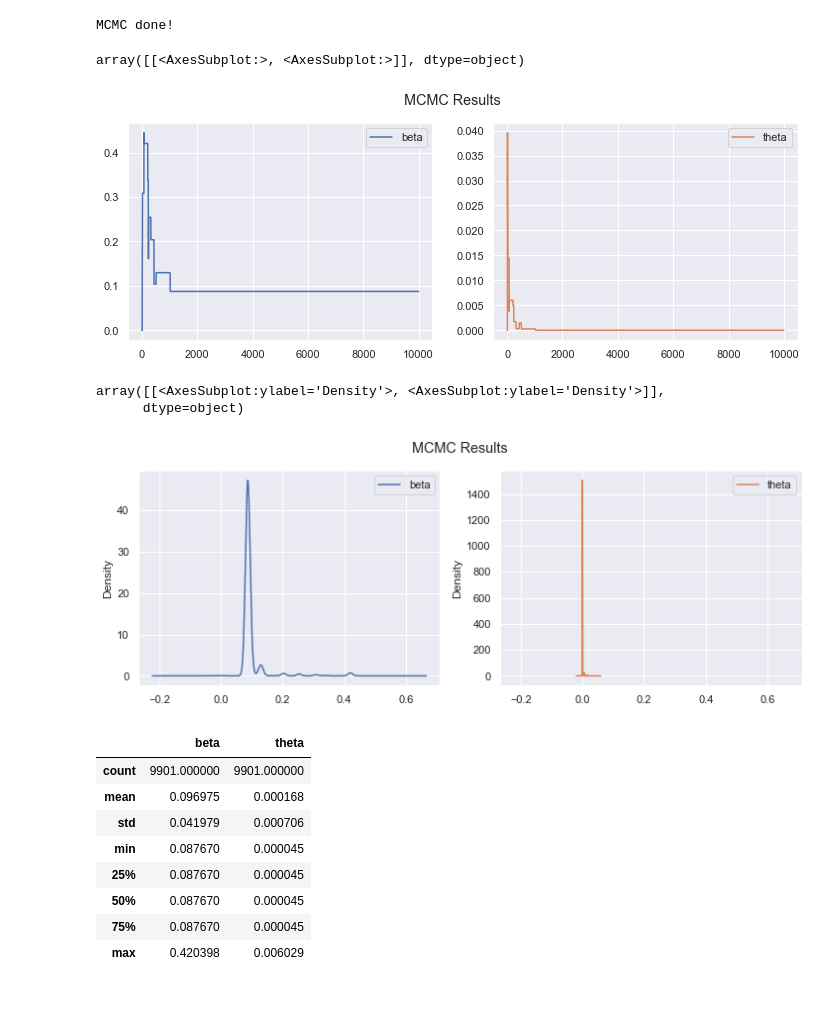
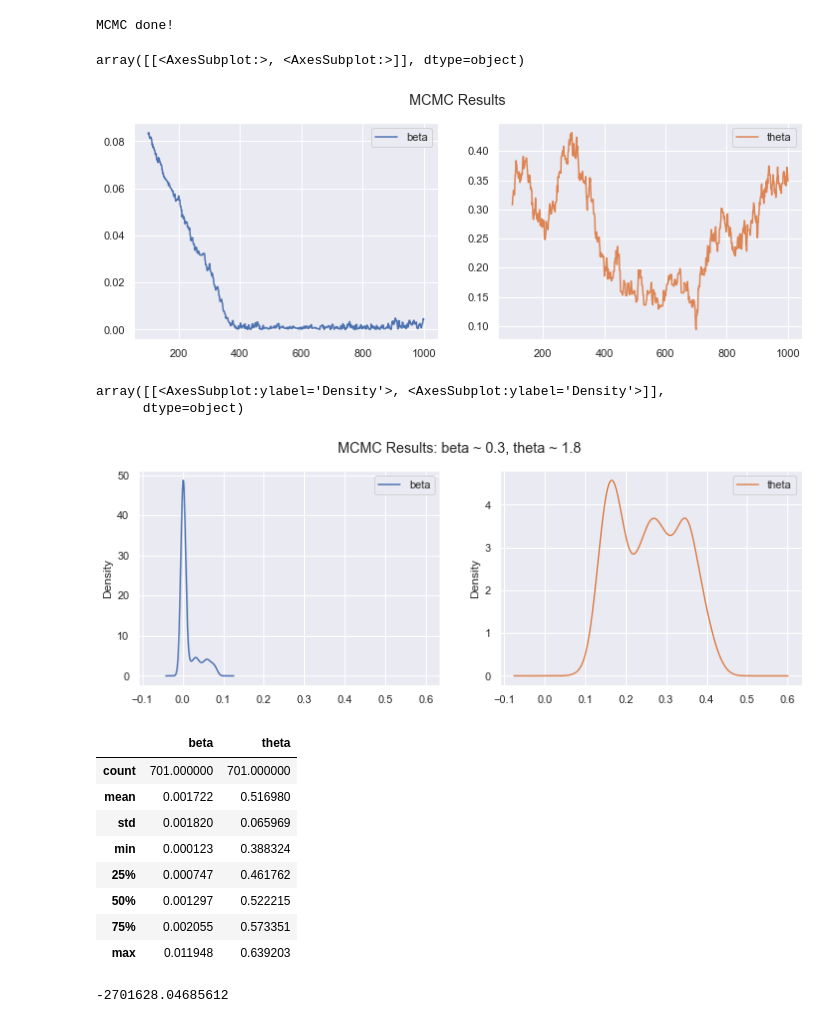
Before and after one commit to A-Morariu/MCMC, a Jupyter notebook: Stochastic epidemic models/Individual Level Epidemic Models.ipynb, the cells around one changed output. Cells and saved outputs as stored; diff of their text form; code cells hidden in the pictures.

Commit message:
update to WAIFW matrix

```diff
--- a/Stochastic epidemic models/Individual Level Epidemic Models.ipynb
+++ b/Stochastic epidemic models/Individual Level Epidemic Models.ipynb
@@ -44,3 +44,7 @@ measles.head()
 | 2 | 3 | 172.0 | 1861-11-28 | 1861-12-02 | 2000-01-01 | 4 | f | 41 | ... |
 | 3 | 4 | 180.0 | 1861-11-27 | 1861-11-28 | 2000-01-01 | 13 | m | 61 | ... |
 | 4 | 5 | 45.0 | 1861-11-22 | 1861-11-27 | 2000-01-01 | 8 | f | 42 | ... |
+# %%
+# order data so initial infective is first row
+measles = measles.sort_values('date_of_prodrome')
+measles.head(10)
@@ -66,17 +82,19 @@ pairwise_infections = np.fmin(np.array(measles.date_of_prodrome)[
 
 # compute min(R_j, I_k)
 pairwise_infection_removal = np.fmin(np.array(measles.date_of_prodrome)[
-                                      :, None], np.array(measles.date_of_death)[None, :])
+    :, None], np.array(measles.date_of_death)[None, :])
 
 # compute infectious overlap period
-pairwise_infectious_overlap = (pairwise_infection_removal - pairwise_infections) / np.timedelta64(1, "D")
-# compute the WAIFW matrix
-WAIFW = np.float64(pairwise_infectious_overlap > 1)
+pairwise_infectious_overlap = (
+    pairwise_infection_removal - pairwise_infections) / np.timedelta64(1, "D")
+# compute the WAIFW matrix <----- FIX THIS!!!
+WAIFW = np.float64((np.array(measles.date_of_prodrome)[:, None] >= np.array(measles.date_of_prodrome)[
+                   None, :]) & (np.array(measles.date_of_prodrome)[None, :] <= np.array(measles.date_of_removal)[:, None]))
 # %% [markdown]
 ## MCMC Algorithm
 # %%
 # try to back out the overall event rate in the population: i.e. run MCMC for an exponential distribution
-def ILMepidemic_MCMC(data, init, iters=10001):
+def ILMepidemic_MCMC(data, init, iters=1001):
 
     def metropolisHastings(init, logLik, rprop, dprior, iters=iters):
         # initialize matrix to store results
@@ -120,20 +138,25 @@ def ILMepidemic_MCMC(data, init, iters=10001):
 
     # parameters are [beta, theta]
     def proposal_denisty(parameters):
-        return stats.norm(parameters, 0.1).rvs()
+        return stats.norm(parameters, [0.001,0.01]).rvs()
 
     def prior_density(parameters):
         # np.sum(stats.gamma.logpdf(parameters, 3, loc=0, scale=1))
-        return np.sum(stats.expon.logpdf(x=parameters[0], scale=0.1) + stats.expon.logpdf(x=parameters[1], scale=10))
+        return stats.expon.logpdf(x=parameters[0], scale=10) + stats.expon.logpdf(x=parameters[1], scale=10001)
 
     def logLik(parameters):
-        part1 = (parameters[0] * WAIFW *
-                 np.exp(- parameters[1] * pairwise_distances))
-        part1 = np.sum(np.log(part1, where=(part1 != 0)))
+        ## attempt 1
+        #part1 = (parameters[0] * WAIFW *np.exp(- parameters[1] * pairwise_distances))
+        #part1 = np.susm(np.log(part1, where=(part1 > 0))) <--- caused by first infected, reorder data and drop first row
 
+        ## attempt 2
+        part1 = np.log(np.sum((parameters[0] * WAIFW[1:,:] * np.exp(- parameters[1] * pairwise_distances[1:,:]))))
         part2 = np.sum(parameters[0] * np.exp(- parameters[1]
                        * pairwise_distances) * pairwise_infectious_overlap)
         return part1 - part2
+
+    def identify_initial_infected():
+        return data.date_of_prodrome.argmin()
 
     ####################################################################################
     return metropolisHastings(init=init,
@@ -146,17 +169,17 @@ MCMC_results = ILMepidemic_MCMC(data=measles, init=[0.1, 0.1])
 # %% [output]
 MCMC done!
 # %%
-pd.DataFrame(MCMC_results, columns=['beta', 'theta']).loc[:,:].plot(
+pd.DataFrame(MCMC_results, columns=['beta', 'theta']).loc[100:,:].plot(
     title='MCMC Results',
     figsize=(12, 4),
     subplots=True,
     layout=(1, 2))
 # %% [output]
 array([[<AxesSubplot:>, <AxesSubplot:>]], dtype=object)
-[figure, old version]
+[figure, new version]
 # %%
-pd.DataFrame(MCMC_results, columns=['beta', 'theta']).plot(
-    title='MCMC Results',
+pd.DataFrame(MCMC_results, columns=['beta', 'theta']).loc[100:,:].plot(
+    title='MCMC Results: beta ~ 0.3, theta ~ 1.8',
     kind = 'kde',
     figsize=(12, 4),
     subplots=True,
@@ -164,16 +187,21 @@ pd.DataFrame(MCMC_results, columns=['beta', 'theta']).plot(
 # %% [output]
 array([[<AxesSubplot:ylabel='Density'>, <AxesSubplot:ylabel='Density'>]],
       dtype=object)
-[figure, old version]
+[figure, new version]
 # %%
-pd.DataFrame(MCMC_results, columns=['beta', 'theta']).loc[100:,:].describe()
+pd.DataFrame(MCMC_results, columns=['beta', 'theta']).loc[300:,:].describe()
 # %% [output]
 |  | beta | theta |
-| count | 9901.000000 | 9901.000000 |
-| mean | 0.096975 | 0.000168 |
-| std | 0.041979 | 0.000706 |
-| min | 0.087670 | 0.000045 |
-| 25% | 0.087670 | 0.000045 |
-| 50% | 0.087670 | 0.000045 |
-| 75% | 0.087670 | 0.000045 |
-| max | 0.420398 | 0.006029 |
+| count | 701.000000 | 701.000000 |
+| mean | 0.001722 | 0.516980 |
+| std | 0.001820 | 0.065969 |
+| min | 0.000123 | 0.388324 |
+| 25% | 0.000747 | 0.461762 |
+| 50% | 0.001297 | 0.522215 |
+| 75% | 0.002055 | 0.573351 |
+| max | 0.011948 | 0.639203 |
+# %%
+thing1 = (0.4 * WAIFW * np.exp(- 1.3 * pairwise_distances))
+np.sum(np.log(thing1, where = (thing1 > 0)))
+# %% [output]
+-2701628.04685612
```
Also changed, not shown: parts of 8 cells of this notebook.
